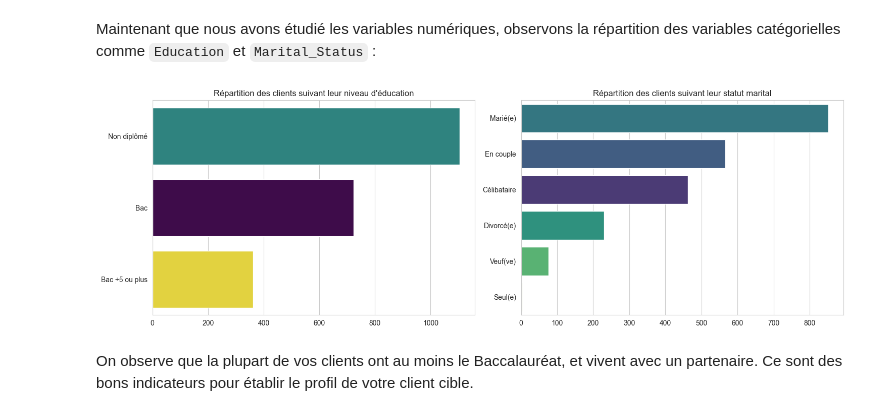
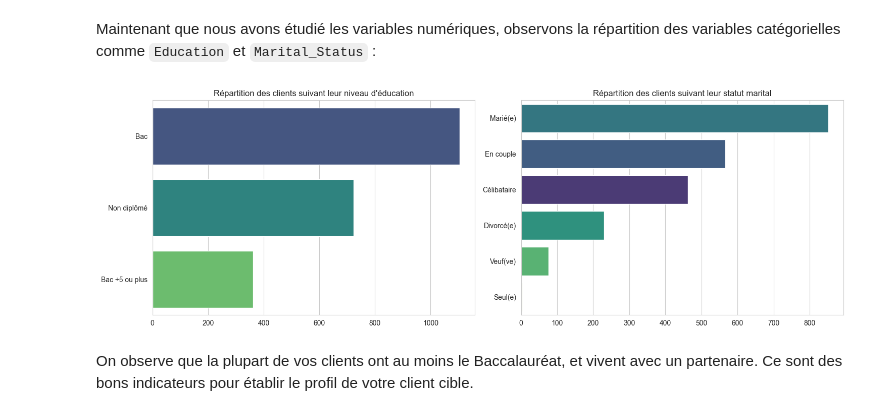
Before and after one commit to MattisFernandez/Rush05, a Jupyter notebook: Notebook.ipynb, the cells around one changed output. Saved outputs shown, nothing was run; the diff lists cells and outputs as text; code cells hidden in the pictures.

```diff
--- a/Notebook.ipynb
+++ b/Notebook.ipynb
@@ -155,24 +157,20 @@ Pour se faire, nous allons commencer par comprendre la distribution de chaque va
 
 Dans le cadre de notre magasin, nous avons retenus cinq catégories : les revenus, le nombre de jours depuis le dernier achat client, le total d'achats en ligne et en magasin, et le nombre de visites sur le site web par mois. Les graphiques suivants représentent ces distributions de variables numériques :
 # %%
-#Code graphiques
+# Code graphiques
 sns.set_style("whitegrid")
-
-fig, axes = plt.subplots(2, 3, figsize=(15, 10))
 num_vars = ['Income', 'Recency', 'NumWebPurchases', 'NumStorePurchases', 'NumWebVisitsMonth']
-
-# Titres des graphiques
 titles = ['Distribution des revenus', 'Distribution de la récurrence clients',
           'Distribution des achats en ligne', 'Distribution des achats en magasin', 'Distribution des visites en ligne par mois']
 
-# Boucle pour créer un histogramme pour chaque variable
-for ax, var, title in zip(axes.flatten(), num_vars, titles):
+fig, axes = plt.subplots(2, 2, figsize=(15, 10))
+for ax, var, title in zip(axes.flatten(), num_vars[:-1], titles[:-1]):
     sns.histplot(data_encoded[var], bins=30, ax=ax, kde=True)
     ax.set_title(title, fontsize=15)
 
-# Ajuster l'espacement entre les graphiques
+fig, ax = plt.subplots(figsize=(7.5, 5))
+sns.histplot(data_encoded[num_vars[-1]], bins=30, ax=ax, kde=True)
+ax.set_title(titles[-1], fontsize=15)
 plt.tight_layout()
-
-# Afficher les graphiques
 plt.show()
 # %% [output]
@@ -188,34 +187,30 @@ En ce qui concerne les visites mensuelles sur notre site Web, la distribution pr
 # %% [markdown]
 Maintenant que nous avons étudié les variables numériques, observons la répartition des variables catégorielles comme `Education` et `Marital_Status` :
 # %%
+# Mappings
+marital_status_mapping = {
+    1: "Seul(e)", 2: "Célibataire", 3: "En couple", 4: "Marié(e)", 5: "Divorcé(e)", 6: "Veuf(ve)" }
+education_mapping = { 0: "Non diplômé", 1: "Bac", 2: "Bac +5 ou plus" }
+
+data_vis = data_encoded.copy()
+data_vis['Marital_Status_Labels'] = data_vis['Marital_Status_Score'].map(marital_status_mapping)
+data_vis['Education_Labels'] = data_vis['Education2'].map(education_mapping)
+
 # Code graphiques
-marital_status_mapping = {1: "Seul(e)", 2: "Célibataire", 3: "En couple", 4: "Marié(e)", 5: "Divorcé(e)", 6: "Veuf(ve)"}
-education_mapping = {0: "Non diplômé", 1: "Bac", 2: "Bac +5 ou plus"}
-data_encoded['Marital_Status_Labels'] = data_encoded['Marital_Status_Score'].map(marital_status_mapping)
-
 fig, axes = plt.subplots(1, 2, figsize=(15, 5))
-cat_vars = ['Education2', 'Marital_Status_Labels']
-titles = ['Répartition des clients suivant leur niveau d\'éducation', 'Répartition des clients suivant leur statut marital']
+cat_vars = ['Education_Labels', 'Marital_Status_Labels']
+titles = ["Répartition des clients suivant leur niveau d'éducation", "Répartition des clients suivant leur statut marital" ]
 
 for ax, var, title in zip(axes.flatten(), cat_vars, titles):
-    if var == 'Education2':
-        sns.countplot(y=data_encoded[var], ax=ax, order=data_encoded[var].value_counts().index, hue=data_encoded[var], palette="viridis", legend=False)
-    else:
-        sns.countplot(y=data_encoded[var], ax=ax, order=data_encoded[var].value_counts().index, hue=data_encoded[var], palette="viridis")
-
+    sns.countplot(y=data_vis[var], ax=ax, order=data_vis[var].value_counts().index, hue=data_vis[var], palette="viridis")
     ax.set_title(title)
     ax.set_xlabel('')
     ax.set_ylabel('')
 
-    if var == 'Education2':
-        y_ticks = ax.get_yticks()
-        ax.set_yticks(y_ticks)
-        ax.set_yticklabels([education_mapping[int(label)] for label in y_ticks])
-
 plt.tight_layout()
 plt.show()
 # %% [output]
-[figure, old version]
+[figure, new version]
 # %% [markdown]
 On observe que la plupart de vos clients ont au moins le Baccalauréat, et vivent avec un partenaire. Ce sont des bons indicateurs pour établir le profil de votre client cible.
 # %% [markdown]
```
Also changed, not shown: parts of 15 cells of this notebook.
